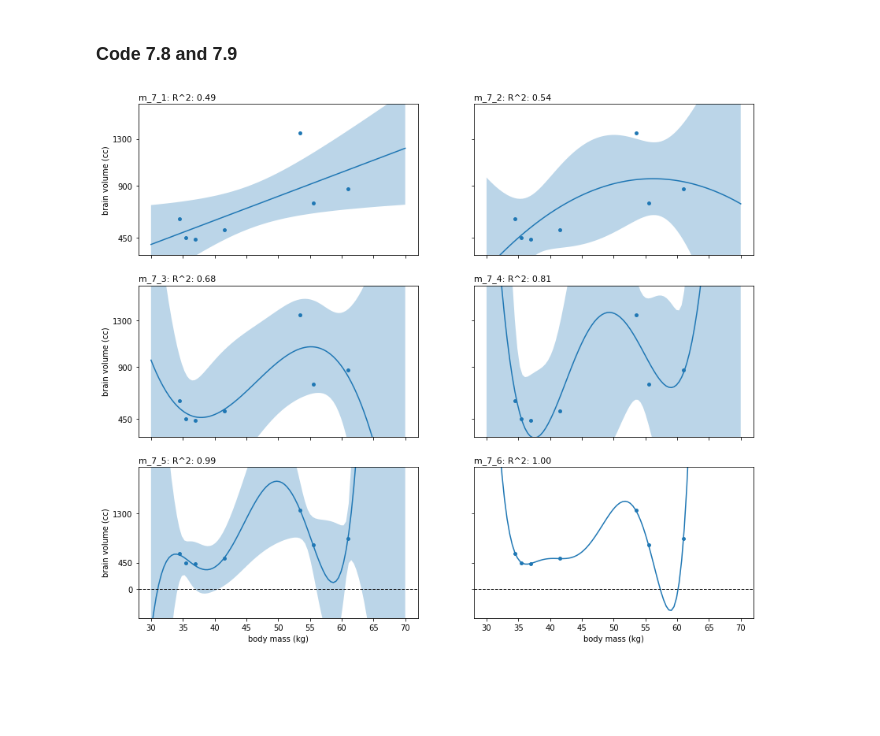
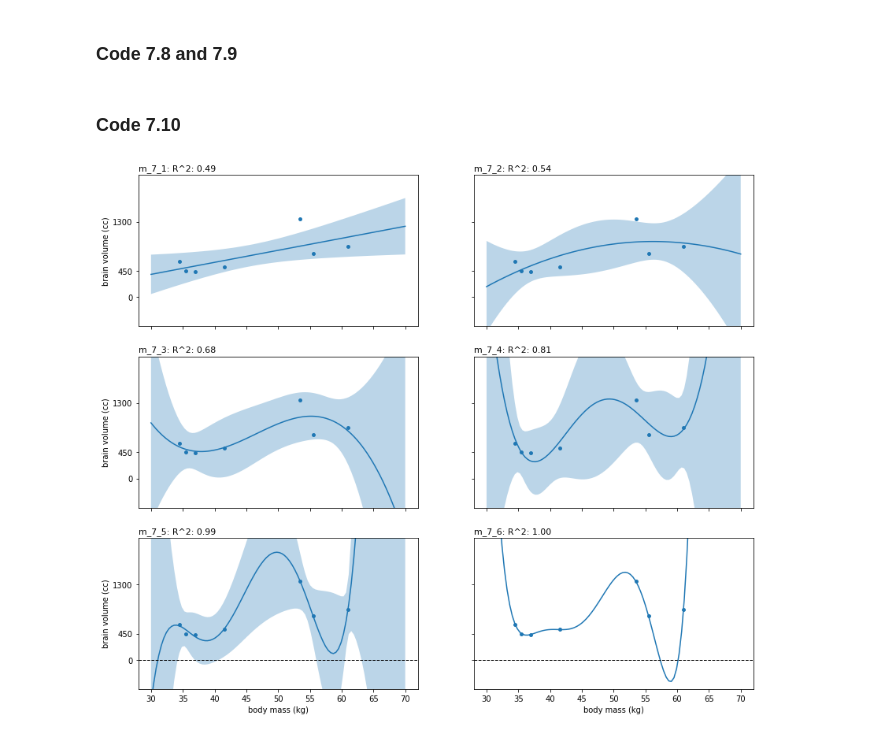
Before and after one commit to somnath1077/statistical_rethinking, a Jupyter notebook: code/ch07/nb01_overfitting.ipynb, the cells around one changed output. Cells and saved outputs as stored; diff of their text form; code cells hidden in the pictures; blank space fills up the shorter version.

Commit message:
overfit diagrams

```diff
--- a/code/ch07/nb01_overfitting.ipynb
+++ b/code/ch07/nb01_overfitting.ipynb
@@ -158,37 +158,43 @@ m_7_5 = smf.ols("brain_std ~ mass_std + I(mass_std**2) + I(mass_std**3) + I(mass
                 data=df).fit()
 m_7_6 = smf.ols("brain_std ~ mass_std + I(mass_std**2) + I(mass_std**3) + I(mass_std**4) + I(mass_std**5) + I(mass_std**6)",
                 data=df).fit()
+# %% [markdown]
+### Code 7.10
 # %%
 models = [m_7_1, m_7_2, m_7_3, m_7_4, m_7_5, m_7_6]
 names = ["m_7_1", "m_7_2", "m_7_3", "m_7_4", "m_7_5", "m_7_6"]
 
-mass_plot = np.linspace(30, 70, 100)
-mass_std = (mass_plot - df['mass'].mean()) / df['mass'].std()
+body_mass_vals = np.linspace(30, 70, 100)
+body_mass_std = (body_mass_vals - df['mass'].mean()) / df['mass'].std()
 
-fig, axs = plt.subplots(3, 2, figsize=[14, 12], sharex=True, sharey="row")
+fig, axs = plt.subplots(nrows=3, ncols=2, figsize=[14, 12], sharex=True, sharey=True)
 
 for model, name, ax in zip(models, names, axs.flat):
-    prediction = model.get_prediction({'mass_std': mass_std})
+    # First get the predictions on the generated body mass values
+    prediction = model.get_prediction({'mass_std': body_mass_std})
+
+    # Re-scale by multiplying by df['brain'].max()
     pred = prediction.summary_frame(alpha=0.11) * df['brain'].max()
 
-    ax.plot(mass_plot, pred["mean"])
-    ax.fill_between(mass_plot, pred["mean_ci_lower"], pred["mean_ci_upper"], alpha=0.3)
     ax.scatter(df['mass'], df['brain'], color="C0", s=15)
+    ax.plot(body_mass_vals, pred["mean"])
+    ax.fill_between(body_mass_vals, pred["mean_ci_lower"], pred["mean_ci_upper"], alpha=0.3)
 
     ax.set_title(f"{name}: R^2: {model.rsquared:.2f}", loc="left", fontsize=11)
 
     if ax.is_first_col():
         ax.set_ylabel("brain volume (cc)")
 
     if ax.is_last_row():
         ax.set_xlabel("body mass (kg)")
 
+
     if ax.is_last_row():
         ax.set_ylim(-500, 2100)
         ax.axhline(0, ls="dashed", c="k", lw=1)
         ax.set_yticks([0, 450, 1300])
     else:
         ax.set_ylim(300, 1600)
         ax.set_yticks([450, 900, 1300])
 # %% [output]
-[figure, old version]
+[figure, new version]
```
Also changed, not shown: parts of 8 cells of this notebook.
